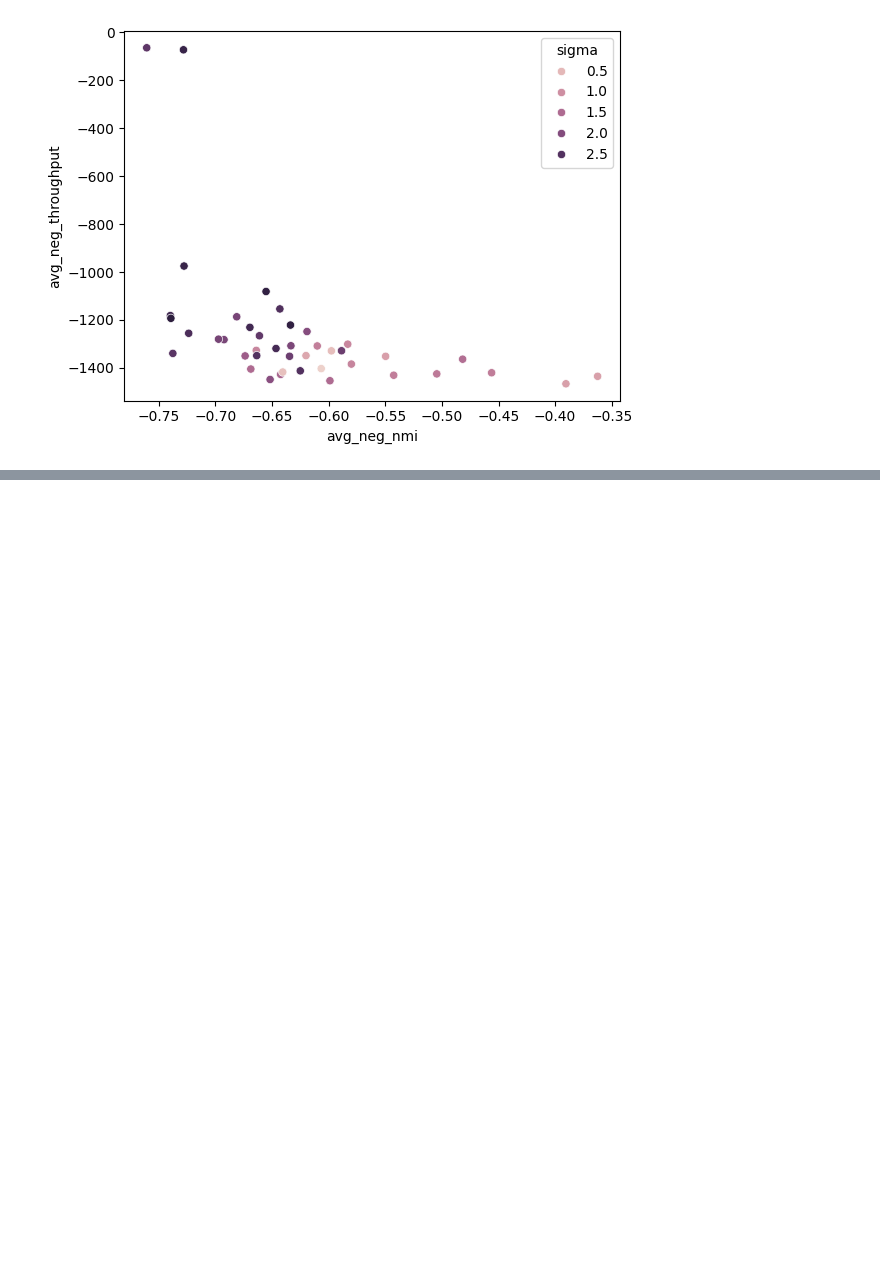
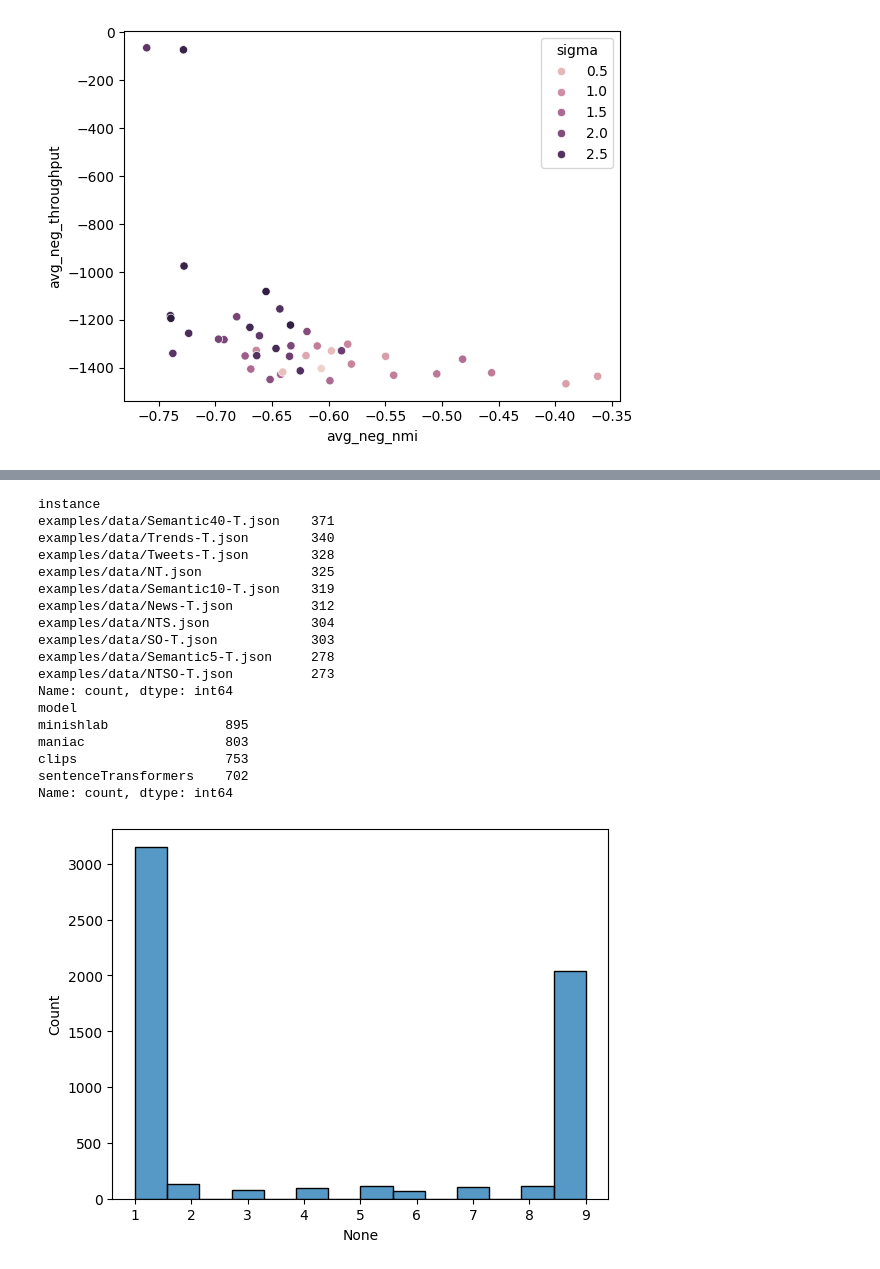
Before and after one commit to lea11100/textClust, a Jupyter notebook: experiments/smac/eval.ipynb, the cells around one changed output, grey strips where cells are left out. Saved outputs shown, nothing was run; the diff lists cells and outputs as text; code cells hidden in the pictures; blank space fills up the shorter version.

```diff
--- a/experiments/smac/eval.ipynb
+++ b/experiments/smac/eval.ipynb
@@ -428,0 +561,30 @@ sns.scatterplot(config_df, x="avg_neg_nmi", y="avg_neg_throughput", hue="sigma")
+# %%
+sns.histplot(x=runhistory_df.groupby(["config_path", "config_id"]).size())
+
+unique_runs = runhistory_df.groupby(["config_path", "config_id"]).size().reset_index()
+unique_runs = unique_runs[unique_runs[0] == 1]
+
+unique_runs = unique_runs.merge(runhistory_df.drop_duplicates(), on=["config_path", "config_id"], how="left")
+
+print(unique_runs["instance"].value_counts())
+print(unique_runs["model"].value_counts())
+# %% [output]
+instance
+examples/data/Semantic40-T.json    371
+examples/data/Trends-T.json        340
+examples/data/Tweets-T.json        328
+examples/data/NT.json              325
+examples/data/Semantic10-T.json    319
+examples/data/News-T.json          312
+examples/data/NTS.json             304
+examples/data/SO-T.json            303
+examples/data/Semantic5-T.json     278
+examples/data/NTSO-T.json          273
+Name: count, dtype: int64
+model
+minishlab               895
+maniac                  803
+clips                   753
+sentenceTransformers    702
+Name: count, dtype: int64
+[figure, added]
```
Also changed, not shown: parts of 9 cells of this notebook.
